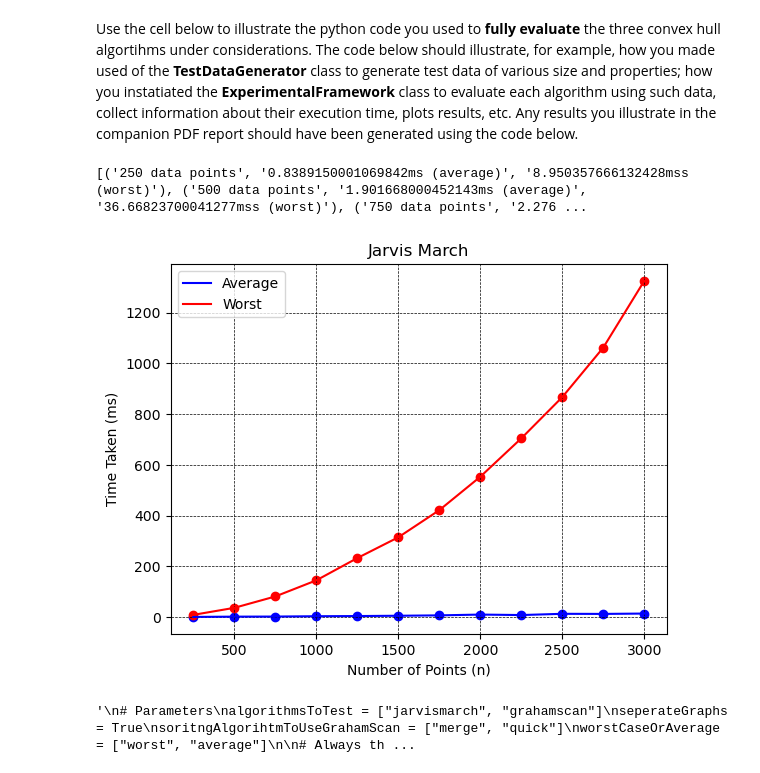
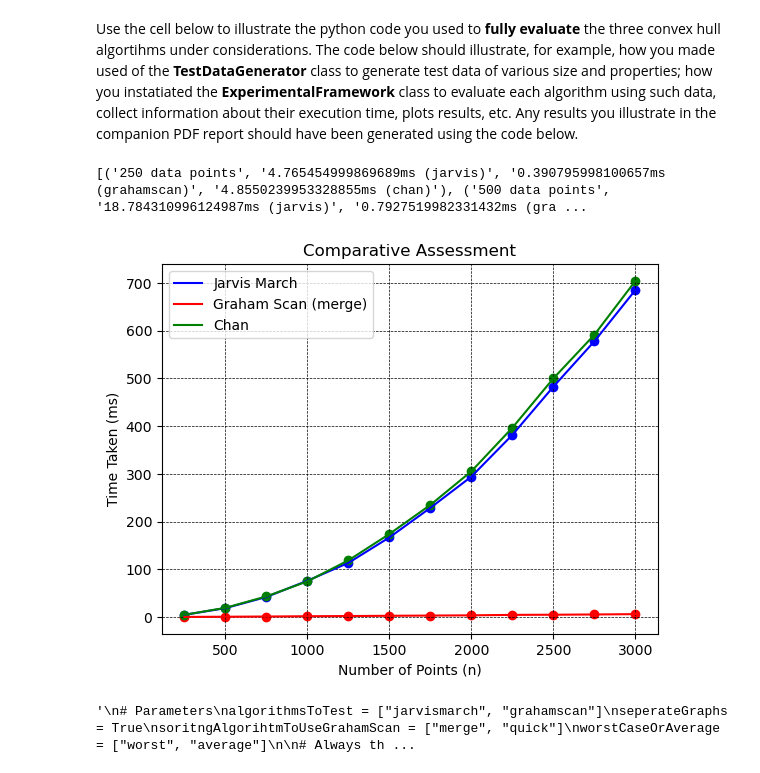
Before and after one commit to ibrahim-gabol-19/AlgrthmsRep, a Jupyter notebook: grp-4-0005code.ipynb, the cells around one changed output. Saved outputs shown, nothing was run; the diff lists cells and outputs as text; code cells hidden in the pictures.

Commit message:
Implementation of Chan's testing, compartive assessment and other fixes

```diff
--- a/grp-4-0005code.ipynb
+++ b/grp-4-0005code.ipynb
@@ -14,6 +14,14 @@ def orientation(p1, p2, p3): # Cross product of the vectors p1p2 and p2p3.
     return (p3[1]-p2[1])*(p2[0]-p1[0]) - (p2[1]-p1[1])*(p3[0]-p2[0])
 
 def dist(p1, p2): #Distance between two points
+    """Calculate the Euclidean distance between two points.
+    Parameters:
+    p1 (tuple): The first point as a tuple of x and y coordinates.
+    p2 (tuple): The second point as a tuple of x and y coordinates.
+
+    Returns:
+    float: The Euclidean distance between the two points."""
+
     return (p2[1] - p1[1])**2 + (p2[0] - p1[0])**2
 
 def findLeftmostPoint(inputSet): #Finds the leftmost point in the input set
@@ -335,8 +330,11 @@ Use the cell below for all python code needed to realise the **Chen's** algorith
 def divideSet(lst, m):
     return [lst[i:i + m] for i in range(0, len(lst), m)]
 
-def jarvismarch4Chan(inputSet, m):
-    left = findLeftmostPoint(inputSet)
+#given S orderd by ccw angle to bottomost point (S[0])
+#find q in S which minimises ccw turn from q
+
+
+def jarvismarch4Chan(inputSet, m, left):
     onHull = left
     outputSet = []
     nextPoint = None
@@ -356,19 +354,21 @@ def jarvismarch4Chan(inputSet, m):
 def chan(inputSet):
     n = len(inputSet)
     m = 2
+    left = findLeftmostPoint(inputSet)
     while m < n:
-        print(m)
+        #print(m)
         partitions = divideSet(inputSet, m)#1
         hulls = []
         for p in partitions:
             hulls += grahamscan(p, "merge")
 
-        out = jarvismarch4Chan(hulls, m)
+        out = jarvismarch4Chan(hulls, m, left)
         if out is not None:
             return out
         m = m**2
     raise Exception("No hull found")
 
+
 inputSet = [(0,3), (1,1), (4,4), (2,2), (0,0), (1,2), (3,1), (3,3)]
 print(chan(inputSet))
 # %% [output]
@@ -462,6 +461,25 @@ class TestDataGenerator():
             return sortedArray
 
 
+    def genRandWithNH(self, n, h, max_val = 32767):
+        # Generate points on the circumference of a circle
+        circle_centre = max_val / 2.0  # Assuming square domain
+        radiusH = (max_val) / 2.0
+        angle_step = 2 * math.pi / h
+        points = [(circle_centre + radiusH * math.cos(i * angle_step),
+                circle_centre + radiusH * math.sin(i * angle_step)) for i in range(h)]
+
+        radiusN = radiusH * math.cos(angle_step/2)
+        # Generate points inside the circle
+        for _ in range(n - h):
+            x = random.uniform(circle_centre-radiusN, circle_centre+radiusN)
+            y = random.uniform(circle_centre-radiusN, circle_centre+radiusN)
+            while (x - circle_centre) ** 2 + (y - circle_centre) ** 2 > radiusN**2:
+                x = random.uniform(circle_centre-radiusN, circle_centre+radiusN)
+                y = random.uniform(circle_centre-radiusN, circle_centre+radiusN)
+            points.append((x, y))
+
+        return points
 
 
     def __init__(self):
@@ -693,8 +748,10 @@ Use the cell below to illustrate the python code you used to **fully evaluate**
 # ADD YOUR TEST CODE HERE
 framework = ExperimentalFramework()
 
-framework.reportJarvisMarch()
+# framework.reportJarvisMarch()
 # framework.reportGrahamScan()
+# framework.reportChan()
+framework.comparativeAssessment()
 # Should also add polymorphism
 #framework.reportGrahamScanAverageCase()
 # framework.reportJarvisMarchAverageCase()
@@ -704,33 +761,33 @@ framework.reportJarvisMarch()
 # Constants
 ranges = [i for i in range[100, 3000, 250]]
 numOfTests = 3  # ( we should take the median)"""
 """
 # Parameters
 algorithmsToTest = ["jarvismarch", "grahamscan"]
 seperateGraphs = True
 soritngAlgorihtmToUseGrahamScan = ["merge", "quick"]
 worstCaseOrAverage = ["worst", "average"]
 
 # Always the same number of tests:
 framework.report(algorithmsToTest , seperateGraphs,  soritngAlgorihtmToUseGrahamScan )
 
 # There's 4 end-user functions that generate the report for each algorithm and final comparison
 # Jarvis March gives one grpah with average and worst plotted on the same graph
 framework.jarvisMarch()
 
 
 # Graham Scan gives two graphs: Average and Worst, with three lines for soritng algorithm used
 framework.grahamScan()
 
 # Lets wait for raem
 framework.chan()
 
 # FInal Comparison will generate one graph three lines
 # Will show, for small data: Jarvis March is better
 # Will show, for large data: Graham Scan should be better
 # Will show, for Chan's: something
 framework.finalComparison()"""
 # %% [output]
-[('250 data points', '0.8389150001069842ms (average)', '8.950357666132428mss (worst)'), ('500 data points', '1.901668000452143ms (average)', '36.66823700041277mss (worst)'), ('750 data points', '2.276 ...
+[('250 data points', '4.765454999869689ms (jarvis)', '0.390795998100657ms (grahamscan)', '4.8550239953328855ms (chan)'), ('500 data points', '18.784310996124987ms (jarvis)', '0.7927519982331432ms (gra ...
-[figure, old version]
+[figure, new version]
 '\n# Parameters\nalgorithmsToTest = ["jarvismarch", "grahamscan"]\nseperateGraphs = True\nsoritngAlgorihtmToUseGrahamScan = ["merge", "quick"]\nworstCaseOrAverage = ["worst", "average"]\n\n# Always th ...
```
Also changed, not shown: parts of 5 cells of this notebook.
